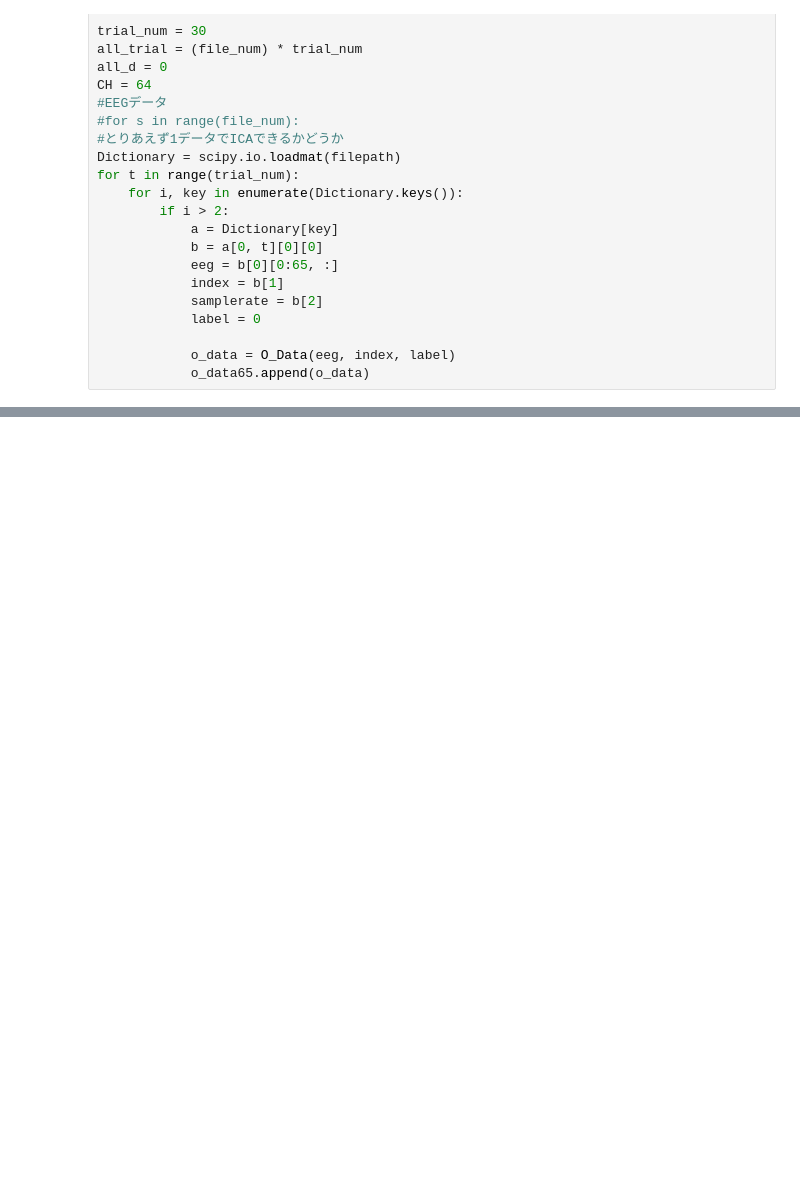
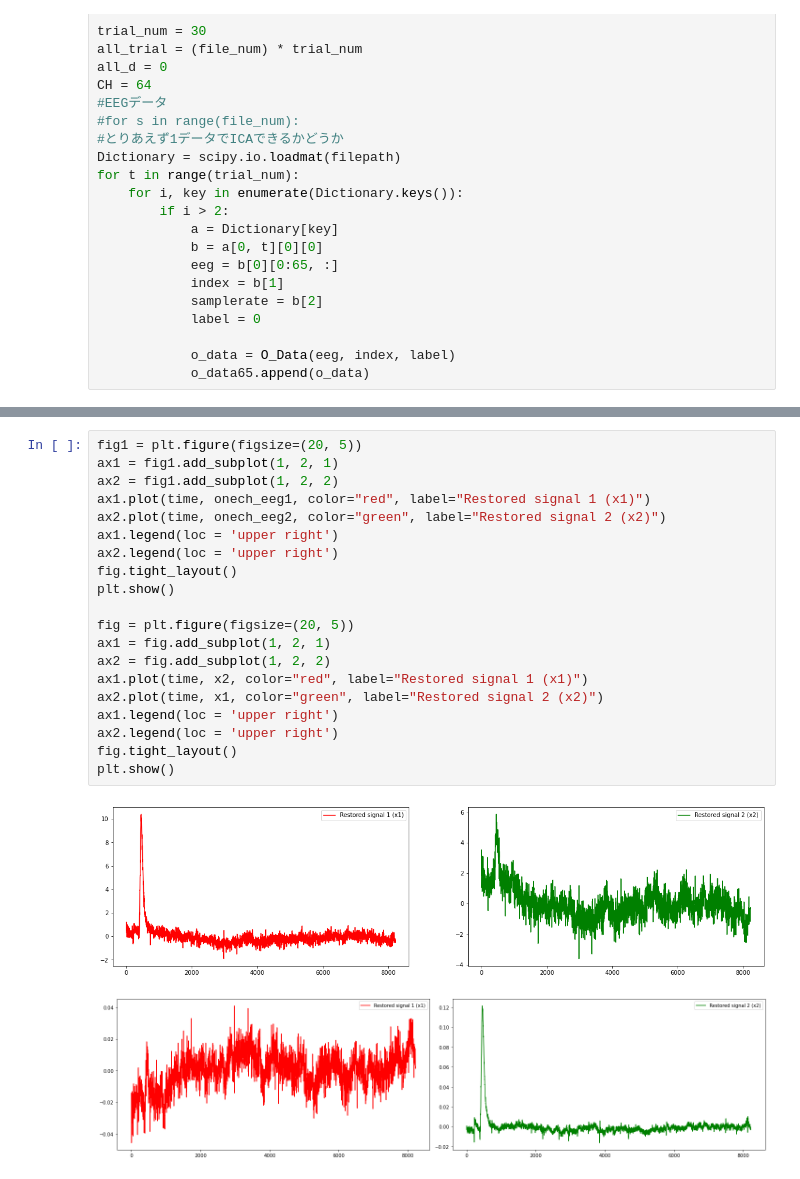
Before and after one commit to yamamoto-numblab/valiavleICA, a Jupyter notebook: ICA_mne.ipynb, the cells around one changed output, grey strips where cells are left out. Cells and saved outputs as stored; diff of their text form; blank space fills up the shorter version.

```diff
--- a/ICA_mne.ipynb
+++ b/ICA_mne.ipynb
@@ -96,0 +94,23 @@ Reshape your data either using array.reshape(-1, 1) if your data has a single fe
+# %%
+fig1 = plt.figure(figsize=(20, 5))
+ax1 = fig1.add_subplot(1, 2, 1)
+ax2 = fig1.add_subplot(1, 2, 2)
+ax1.plot(time, onech_eeg1, color="red", label="Restored signal 1 (x1)")
+ax2.plot(time, onech_eeg2, color="green", label="Restored signal 2 (x2)")
+ax1.legend(loc = 'upper right')
+ax2.legend(loc = 'upper right')
+fig.tight_layout()
+plt.show()
+
+fig = plt.figure(figsize=(20, 5))
+ax1 = fig.add_subplot(1, 2, 1)
+ax2 = fig.add_subplot(1, 2, 2)
+ax1.plot(time, x2, color="red", label="Restored signal 1 (x1)")
+ax2.plot(time, x1, color="green", label="Restored signal 2 (x2)")
+ax1.legend(loc = 'upper right')
+ax2.legend(loc = 'upper right')
+fig.tight_layout()
+plt.show()
+# %% [output]
+[figure, added]
+[figure, added]
```
Also changed, not shown: parts of 7 cells of this notebook.
